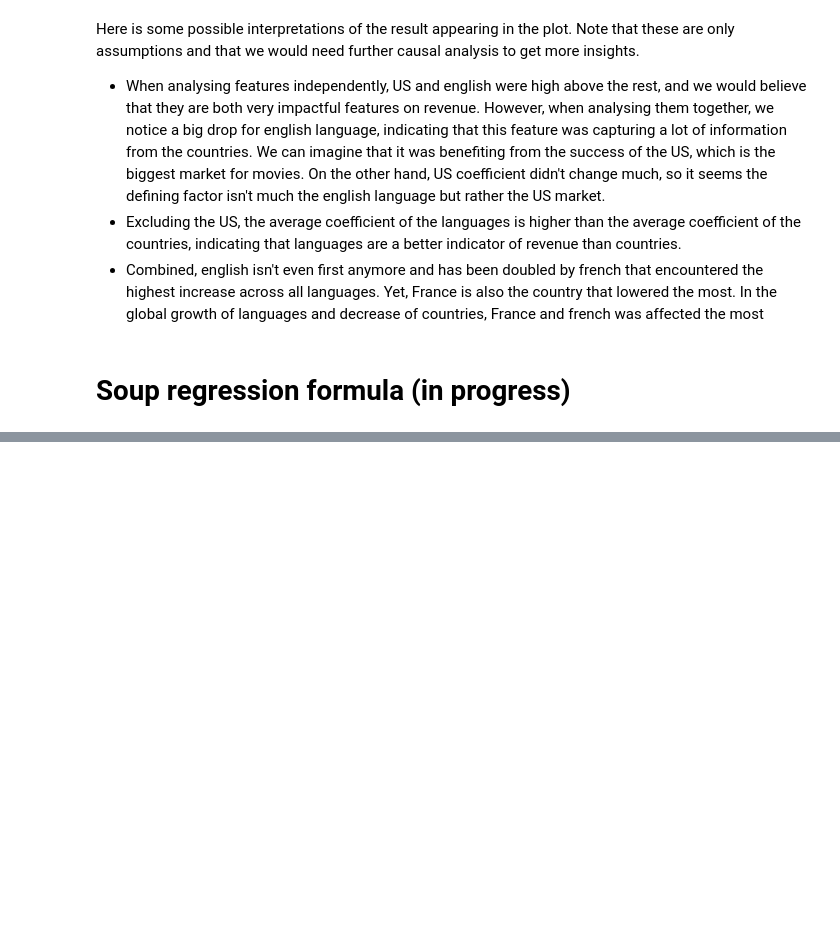
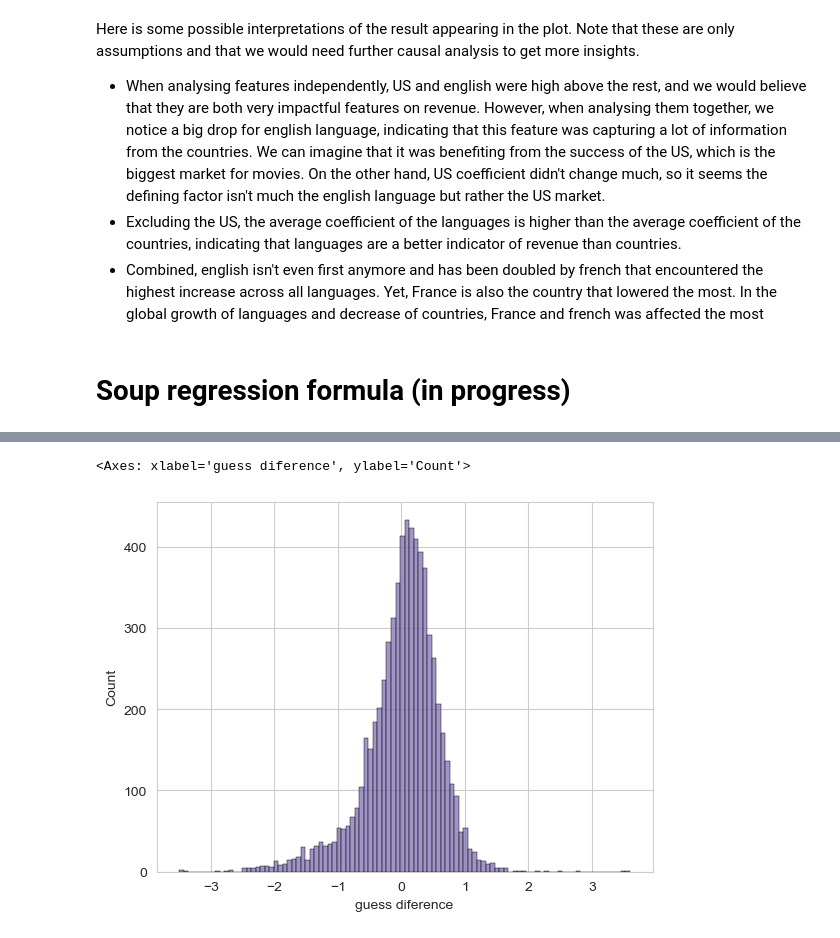
Before and after one commit to epfl-ada/ada-2023-project-adaflix, a Jupyter notebook: milestone_3.ipynb, the cells around one changed output, grey strips where cells are left out. Saved outputs shown, nothing was run; the diff lists cells and outputs as text; code cells hidden in the pictures; blank space fills up the shorter version.

```diff
--- a/milestone_3.ipynb
+++ b/milestone_3.ipynb
@@ -869,0 +876,6 @@ model = regression_analysis(formula_df, 'log_revenues')
+# %%
+#plot the distribution of the residuals
+sns.histplot(data=merged_df, x='guess diference', bins=100, color=sns.color_palette("deep")[4], edgecolor='black')
+# %% [output]
+<Axes: xlabel='guess diference', ylabel='Count'>
+[figure, added]
```
Also changed, not shown: parts of 34 cells of this notebook, 1 other file.
